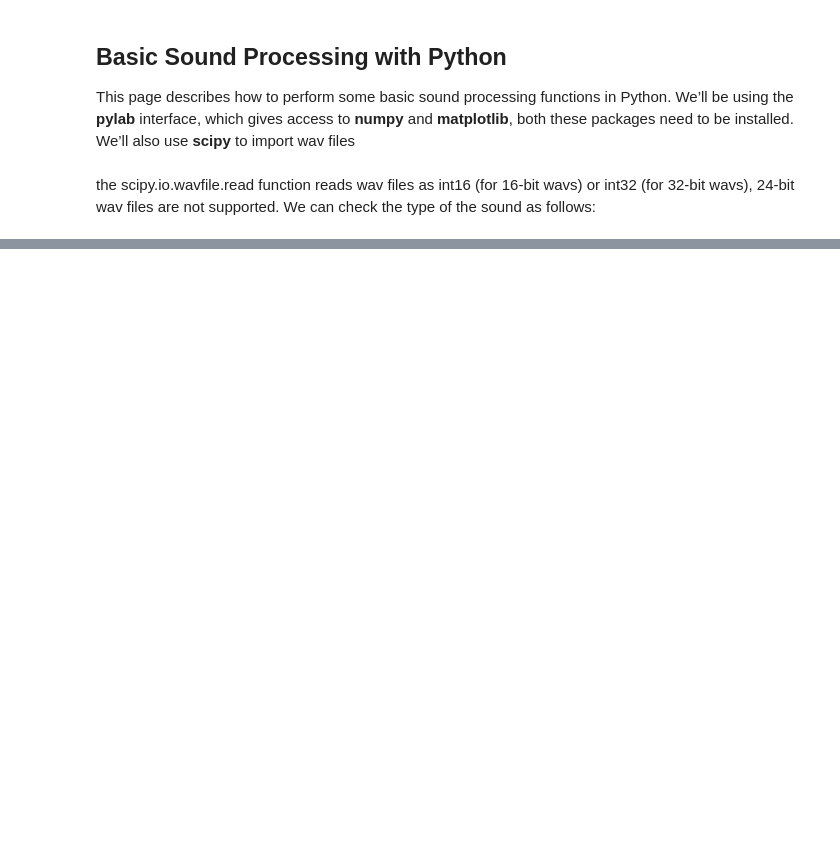
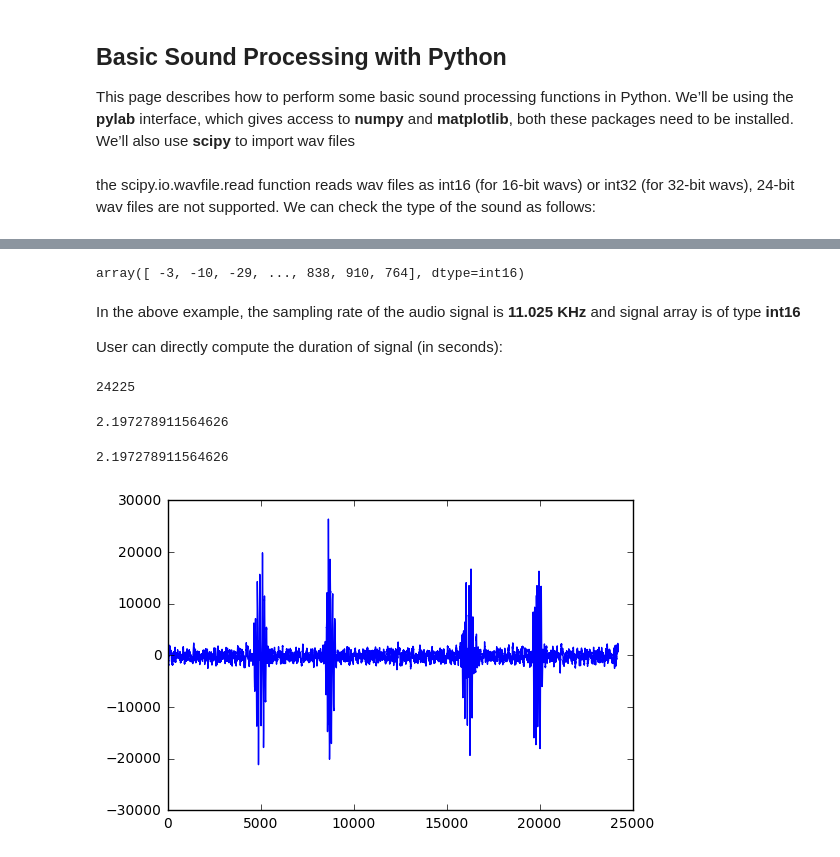
Before and after one commit to zeldi/myjupyter-notebook, a Jupyter notebook: basic-sound-1.ipynb, the cells around one changed output, grey strips where cells are left out. Cells and saved outputs as stored; diff of their text form; code cells hidden in the pictures; blank space fills up the shorter version.

```diff
--- a/basic-sound-1.ipynb
+++ b/basic-sound-1.ipynb
@@ -8,4 +9,4 @@ import matplotlib.pyplot as plt
 # %% [markdown]
 the scipy.io.wavfile.read function reads wav files as int16 (for 16-bit wavs) or int32 (for 32-bit wavs), 24-bit wav files are not supported. We can check the type of the sound as follows:
 # %%
-sampFreq, snd = wavfile.read('../jupyter-notebook/heart-sounds/normal.wav')
+rate, signal = wavfile.read('../jupyter-notebook/heart-sounds/normal.wav')
@@ -33,0 +17,27 @@ IndexError: invalid index to scalar variable.
+# %%
+signal
+# %% [output]
+array([ -3, -10, -29, ..., 838, 910, 764], dtype=int16)
+# %% [markdown]
+In the above example, the sampling rate of the audio signal is __11.025 KHz__ and signal array is of type __int16__
+
+User can directly compute the duration of signal (in seconds):
+# %%
+signal.size #sample size = len(signal)
+# %% [output]
+24225
+# %%
+len(signal)/rate
+# %% [output]
+2.197278911564626
+# %%
+signal.size/rate #duration of the sound
+# %% [output]
+2.197278911564626
+# %%
+import mpld3
+mpld3.enable_notebook()
+plt.plot(signal)
+plt.show()
+# %% [output]
+[figure, added]
```
Also changed, not shown: parts of 13 cells of this notebook, 3 other files.
